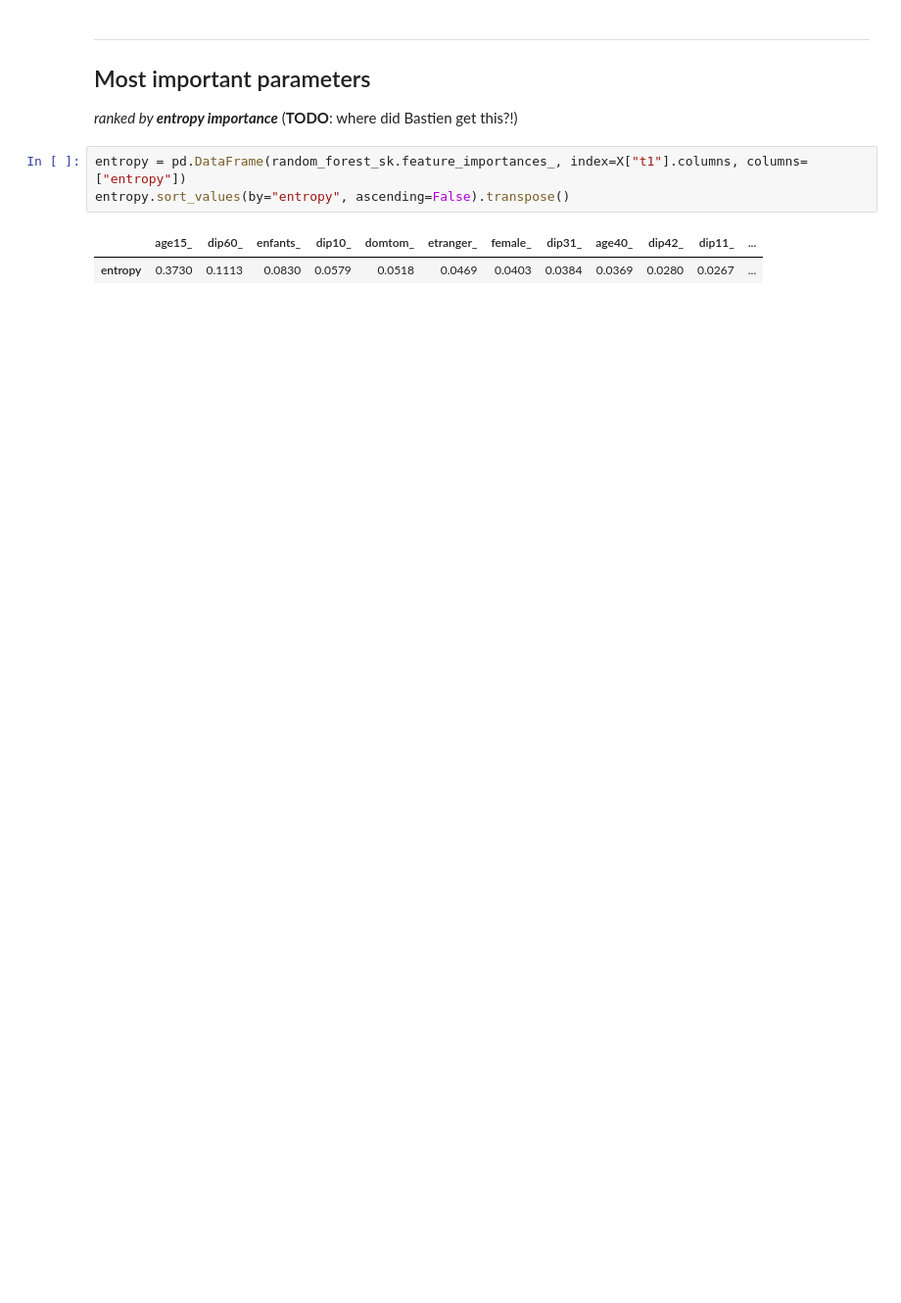
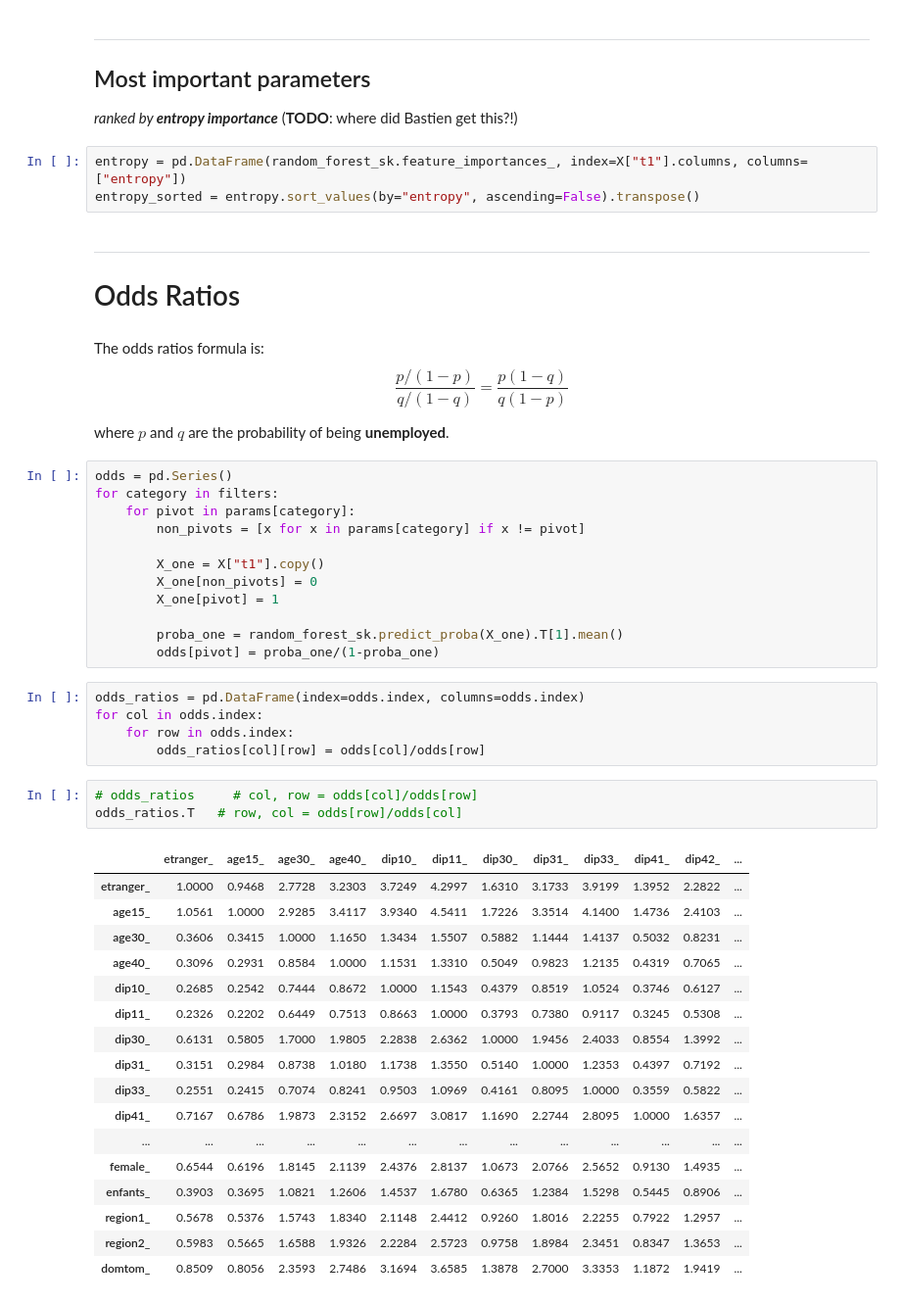
Before and after one commit to ncocacola/econml, a Jupyter notebook: python/eec15/06_random_forest.ipynb, the cells around one changed output. Shown at 98% size. Cells and saved outputs as stored; diff of their text form; blank space fills up the shorter version.

```diff
--- a/python/eec15/06_random_forest.ipynb
+++ b/python/eec15/06_random_forest.ipynb
@@ -146,7 +210,50 @@ marginal_effects.transpose()
 _ranked by **entropy importance**_ (**TODO**: where did Bastien get this?!)
 # %%
 entropy = pd.DataFrame(random_forest_sk.feature_importances_, index=X["t1"].columns, columns=["entropy"])
-entropy.sort_values(by="entropy", ascending=False).transpose()
+entropy_sorted = entropy.sort_values(by="entropy", ascending=False).transpose()
-# %% [output]
-|  | age15_ | dip60_ | enfants_ | dip10_ | domtom_ | etranger_ | female_ | dip31_ | age40_ | dip42_ | dip11_ | ... |
-| entropy | 0.3730 | 0.1113 | 0.0830 | 0.0579 | 0.0518 | 0.0469 | 0.0403 | 0.0384 | 0.0369 | 0.0280 | 0.0267 | ... |
+# %% [markdown]
+---
+# Odds Ratios
+# %% [markdown]
+The odds ratios formula is:
+$$\frac{p/(1-p)}{q/(1-q)} = \frac{p(1-q)}{q(1-p)}$$
+
+where $p$ and $q$ are the probability of being **unemployed**.
+# %%
+odds = pd.Series()
+for category in filters:
+    for pivot in params[category]:
+        non_pivots = [x for x in params[category] if x != pivot]
+
+        X_one = X["t1"].copy()
+        X_one[non_pivots] = 0
+        X_one[pivot] = 1
+
+        proba_one = random_forest_sk.predict_proba(X_one).T[1].mean()
+        odds[pivot] = proba_one/(1-proba_one)
+# %%
+odds_ratios = pd.DataFrame(index=odds.index, columns=odds.index)
+for col in odds.index:
+    for row in odds.index:
+        odds_ratios[col][row] = odds[col]/odds[row]
+# %%
+# odds_ratios     # col, row = odds[col]/odds[row]
+odds_ratios.T   # row, col = odds[row]/odds[col]
+# %% [output]
+|  | etranger_ | age15_ | age30_ | age40_ | dip10_ | dip11_ | dip30_ | dip31_ | dip33_ | dip41_ | dip42_ | ... |
+| etranger_ | 1.0000 | 0.9468 | 2.7728 | 3.2303 | 3.7249 | 4.2997 | 1.6310 | 3.1733 | 3.9199 | 1.3952 | 2.2822 | ... |
+| age15_ | 1.0561 | 1.0000 | 2.9285 | 3.4117 | 3.9340 | 4.5411 | 1.7226 | 3.3514 | 4.1400 | 1.4736 | 2.4103 | ... |
+| age30_ | 0.3606 | 0.3415 | 1.0000 | 1.1650 | 1.3434 | 1.5507 | 0.5882 | 1.1444 | 1.4137 | 0.5032 | 0.8231 | ... |
+| age40_ | 0.3096 | 0.2931 | 0.8584 | 1.0000 | 1.1531 | 1.3310 | 0.5049 | 0.9823 | 1.2135 | 0.4319 | 0.7065 | ... |
+| dip10_ | 0.2685 | 0.2542 | 0.7444 | 0.8672 | 1.0000 | 1.1543 | 0.4379 | 0.8519 | 1.0524 | 0.3746 | 0.6127 | ... |
+| dip11_ | 0.2326 | 0.2202 | 0.6449 | 0.7513 | 0.8663 | 1.0000 | 0.3793 | 0.7380 | 0.9117 | 0.3245 | 0.5308 | ... |
+| dip30_ | 0.6131 | 0.5805 | 1.7000 | 1.9805 | 2.2838 | 2.6362 | 1.0000 | 1.9456 | 2.4033 | 0.8554 | 1.3992 | ... |
+| dip31_ | 0.3151 | 0.2984 | 0.8738 | 1.0180 | 1.1738 | 1.3550 | 0.5140 | 1.0000 | 1.2353 | 0.4397 | 0.7192 | ... |
+| dip33_ | 0.2551 | 0.2415 | 0.7074 | 0.8241 | 0.9503 | 1.0969 | 0.4161 | 0.8095 | 1.0000 | 0.3559 | 0.5822 | ... |
+| dip41_ | 0.7167 | 0.6786 | 1.9873 | 2.3152 | 2.6697 | 3.0817 | 1.1690 | 2.2744 | 2.8095 | 1.0000 | 1.6357 | ... |
+| ... | ... | ... | ... | ... | ... | ... | ... | ... | ... | ... | ... | ... |
+| female_ | 0.6544 | 0.6196 | 1.8145 | 2.1139 | 2.4376 | 2.8137 | 1.0673 | 2.0766 | 2.5652 | 0.9130 | 1.4935 | ... |
+| enfants_ | 0.3903 | 0.3695 | 1.0821 | 1.2606 | 1.4537 | 1.6780 | 0.6365 | 1.2384 | 1.5298 | 0.5445 | 0.8906 | ... |
+| region1_ | 0.5678 | 0.5376 | 1.5743 | 1.8340 | 2.1148 | 2.4412 | 0.9260 | 1.8016 | 2.2255 | 0.7922 | 1.2957 | ... |
+| region2_ | 0.5983 | 0.5665 | 1.6588 | 1.9326 | 2.2284 | 2.5723 | 0.9758 | 1.8984 | 2.3451 | 0.8347 | 1.3653 | ... |
+| domtom_ | 0.8509 | 0.8056 | 2.3593 | 2.7486 | 3.1694 | 3.6585 | 1.3878 | 2.7000 | 3.3353 | 1.1872 | 1.9419 | ... |
```
Also changed, not shown: parts of 8 cells of this notebook.
